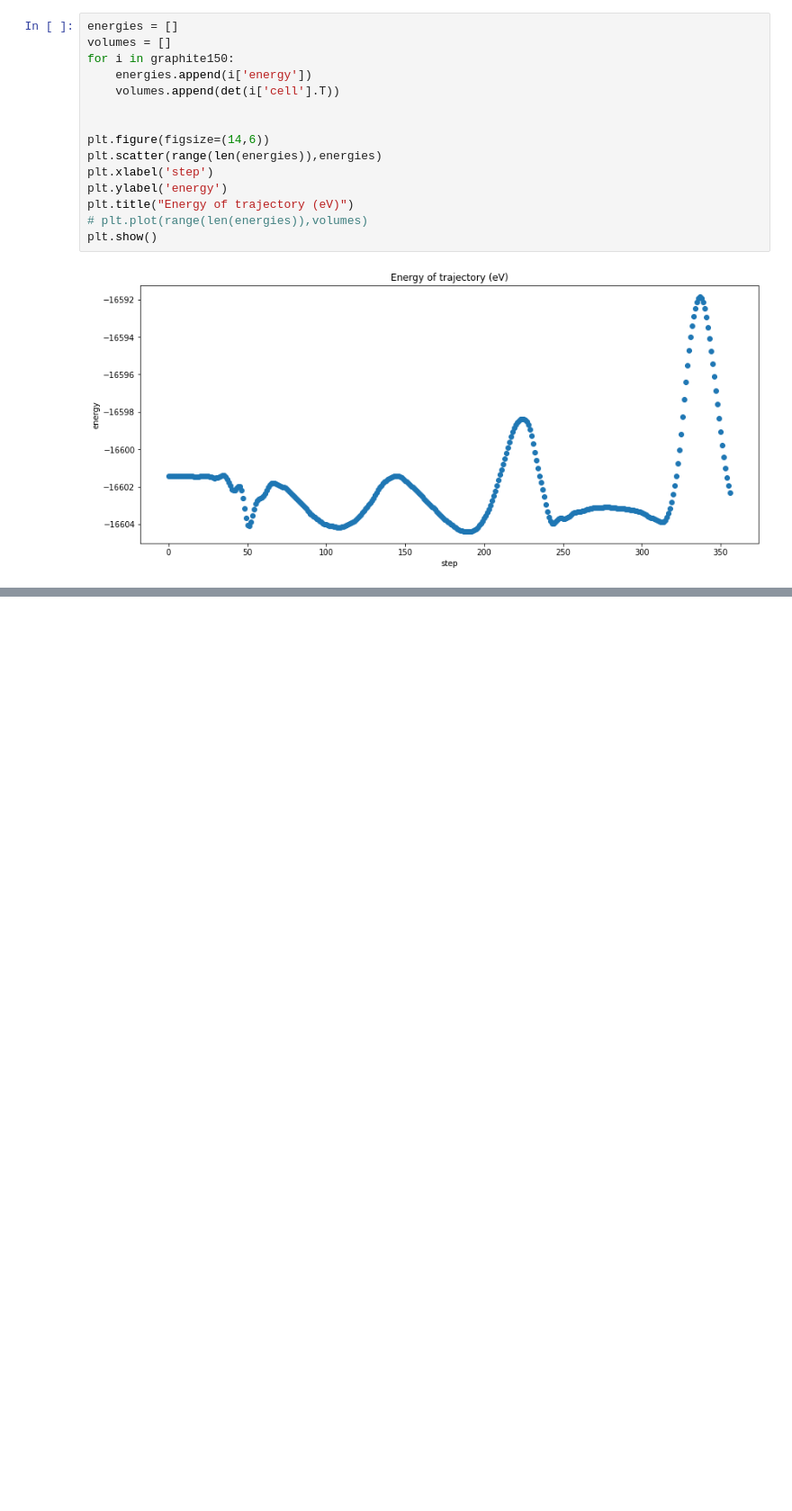
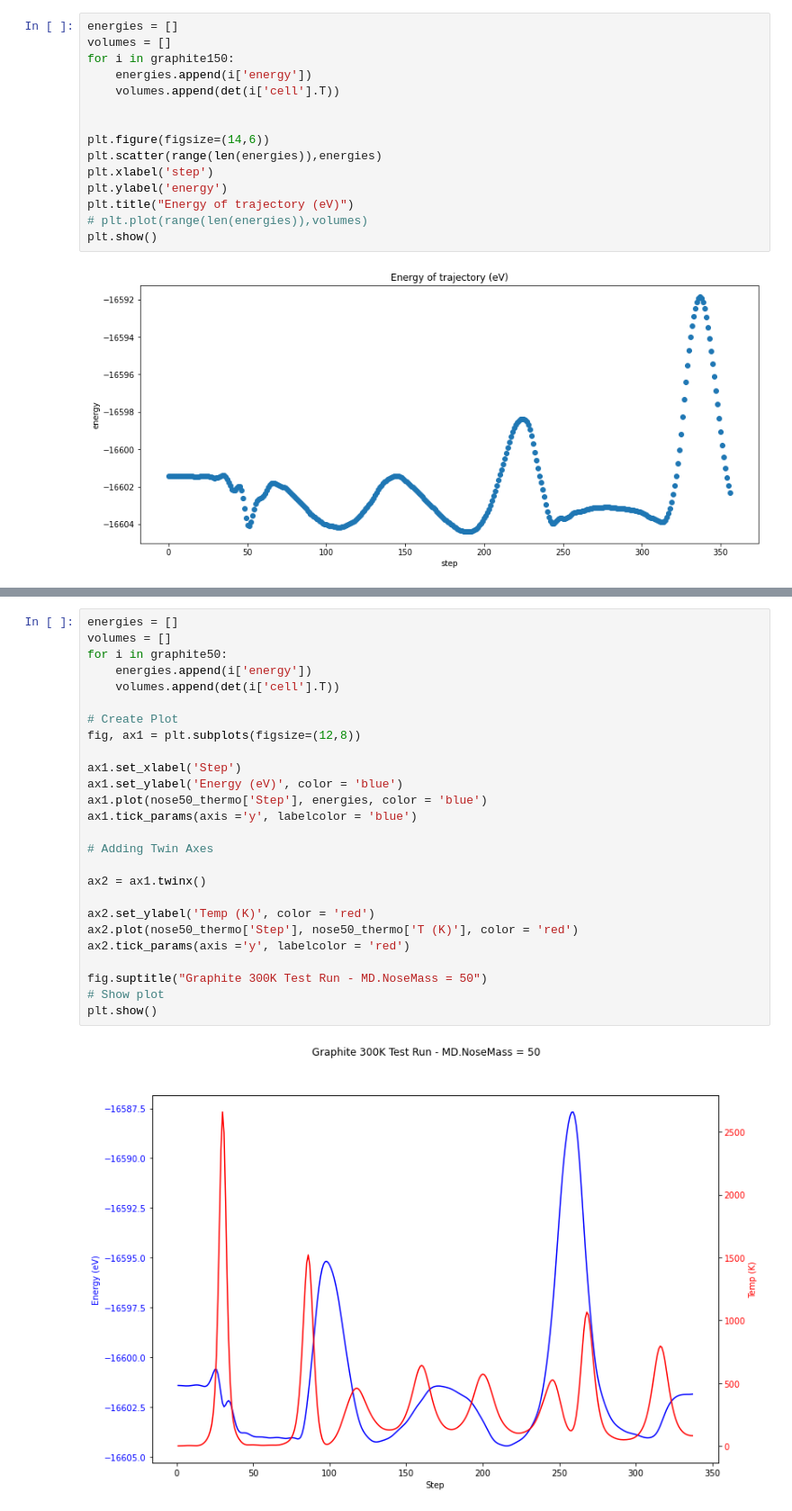
Before and after one commit to atlas-nano/ml-potential, a Jupyter notebook: train-test-split/plot_energy_cell.ipynb, the cells around one changed output, grey strips where cells are left out. Shown at 90% size. Cells and saved outputs as stored; diff of their text form; blank space fills up the shorter version.

```diff
--- a/train-test-split/plot_energy_cell.ipynb
+++ b/train-test-split/plot_energy_cell.ipynb
@@ -223,0 +241,28 @@ ax2.tick_params(axis ='y', labelcolor = 'blue')
+# %%
+energies = []
+volumes = []
+for i in graphite50:
+    energies.append(i['energy'])
+    volumes.append(det(i['cell'].T))
+
+# Create Plot
+fig, ax1 = plt.subplots(figsize=(12,8))
+
+ax1.set_xlabel('Step')
+ax1.set_ylabel('Energy (eV)', color = 'blue')
+ax1.plot(nose50_thermo['Step'], energies, color = 'blue')
+ax1.tick_params(axis ='y', labelcolor = 'blue')
+
+# Adding Twin Axes
+
+ax2 = ax1.twinx()
+
+ax2.set_ylabel('Temp (K)', color = 'red')
+ax2.plot(nose50_thermo['Step'], nose50_thermo['T (K)'], color = 'red')
+ax2.tick_params(axis ='y', labelcolor = 'red')
+
+fig.suptitle("Graphite 300K Test Run - MD.NoseMass = 50")
+# Show plot
+plt.show()
+# %% [output]
+[figure, added]
```
Also changed, not shown: parts of 10 cells of this notebook, 19 other files.
